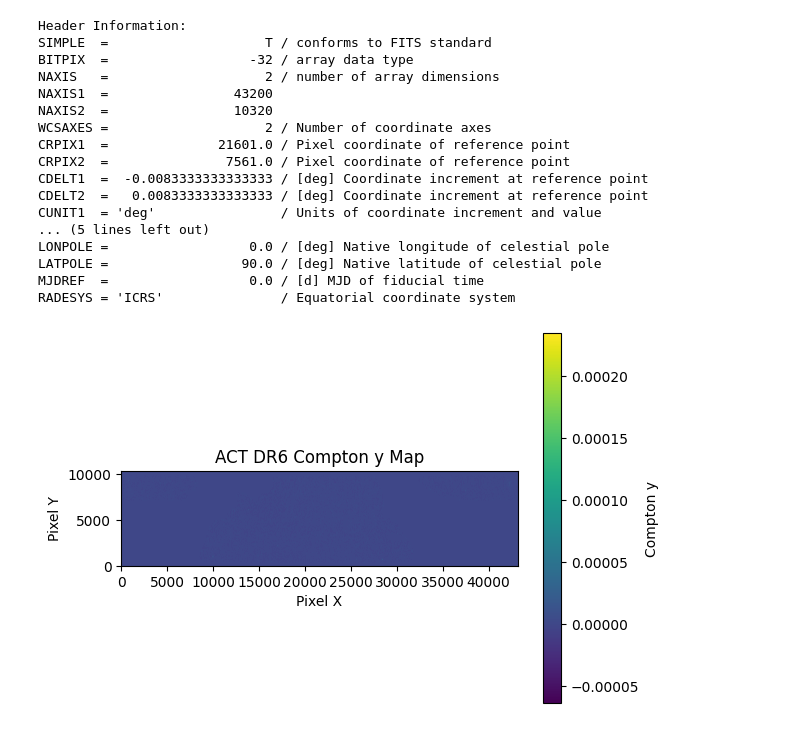
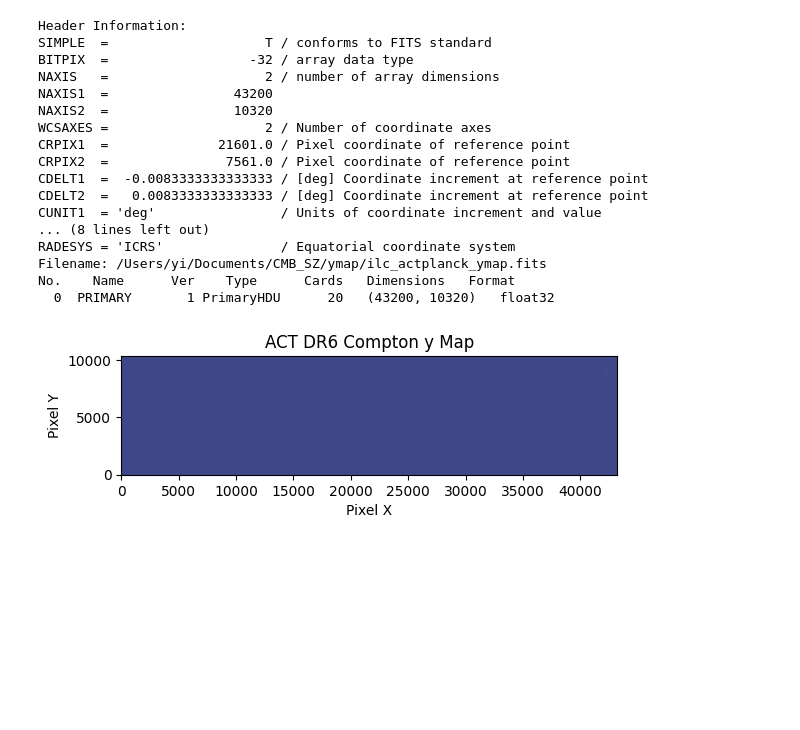
Before and after one commit to EntropYii/ACTxDESI, a Jupyter notebook: ACT_DR6_comptonY.ipynb, the cells around one changed output. Drawn from its saved outputs; the diff is of its cells as text; code cells hidden in the pictures; blank space fills up the shorter version.

```diff
--- a/ACT_DR6_comptonY.ipynb
+++ b/ACT_DR6_comptonY.ipynb
@@ -1,42 +3,48 @@
 # %%
 from astropy.io import fits
 import matplotlib.pyplot as plt
+import numpy as np
+from astropy.visualization import ZScaleInterval, ImageNormalize
+
 
 Home = "/Users/yi/Documents/CMB_SZ"
 # Load the FITS file
 filename = Home + '/ymap/ilc_actplanck_ymap.fits'
 with fits.open(filename) as hdul:
     # Print header information
     header = hdul[0].header
     print("Header Information:")
     print(repr(header))
 
     # Load the data from the primary HDU (Header Data Unit)
     data = hdul[0].data
 
+    hdul.info()
 # Plot the data
-plt.imshow(data, origin='lower', cmap='viridis')
-plt.colorbar(label='Compton y')
+
+cmin, cmax = np.min(data), np.max(data)
+plt.imshow(data,vmin = cmin, vmax= cmax,  origin='lower', cmap='viridis')
+#plt.colorbar(label='Compton y')
 plt.xlabel('Pixel X')
 plt.ylabel('Pixel Y')
 plt.title('ACT DR6 Compton y Map')
 plt.show()
 # %% [output]
 Header Information:
 SIMPLE  =                    T / conforms to FITS standard
 BITPIX  =                  -32 / array data type
 NAXIS   =                    2 / number of array dimensions
 NAXIS1  =                43200
 NAXIS2  =                10320
 WCSAXES =                    2 / Number of coordinate axes
 CRPIX1  =              21601.0 / Pixel coordinate of reference point
 CRPIX2  =               7561.0 / Pixel coordinate of reference point
 CDELT1  =  -0.0083333333333333 / [deg] Coordinate increment at reference point
 CDELT2  =   0.0083333333333333 / [deg] Coordinate increment at reference point
 CUNIT1  = 'deg'                / Units of coordinate increment and value
-... (5 lines left out)
-LONPOLE =                  0.0 / [deg] Native longitude of celestial pole
-LATPOLE =                 90.0 / [deg] Native latitude of celestial pole
-MJDREF  =                  0.0 / [d] MJD of fiducial time
+... (8 lines left out)
 RADESYS = 'ICRS'               / Equatorial coordinate system
+Filename: /Users/yi/Documents/CMB_SZ/ymap/ilc_actplanck_ymap.fits
+No.    Name      Ver    Type      Cards   Dimensions   Format
+  0  PRIMARY       1 PrimaryHDU      20   (43200, 10320)   float32
-[figure, old version]
+[figure, new version]
```
Also changed, not shown: parts of 9 cells of this notebook, 2 other files.
